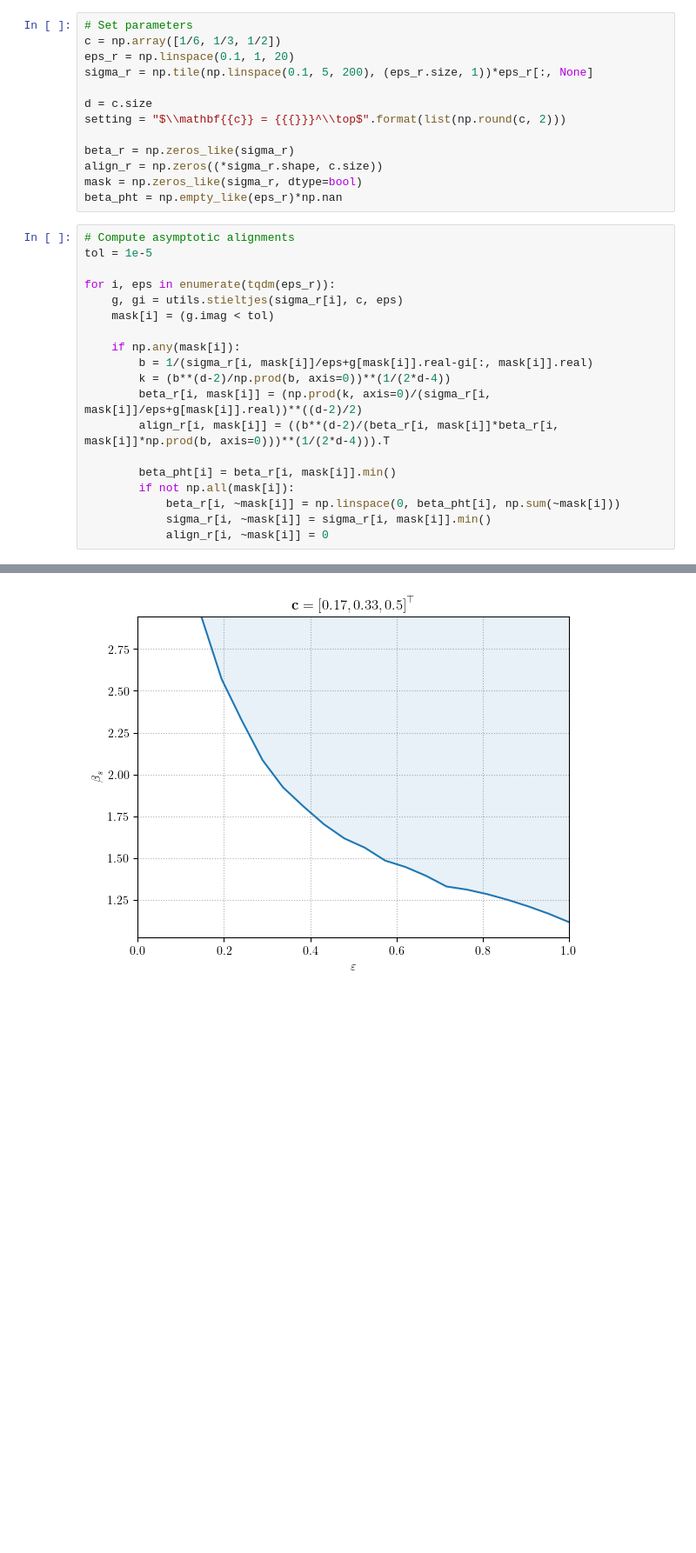
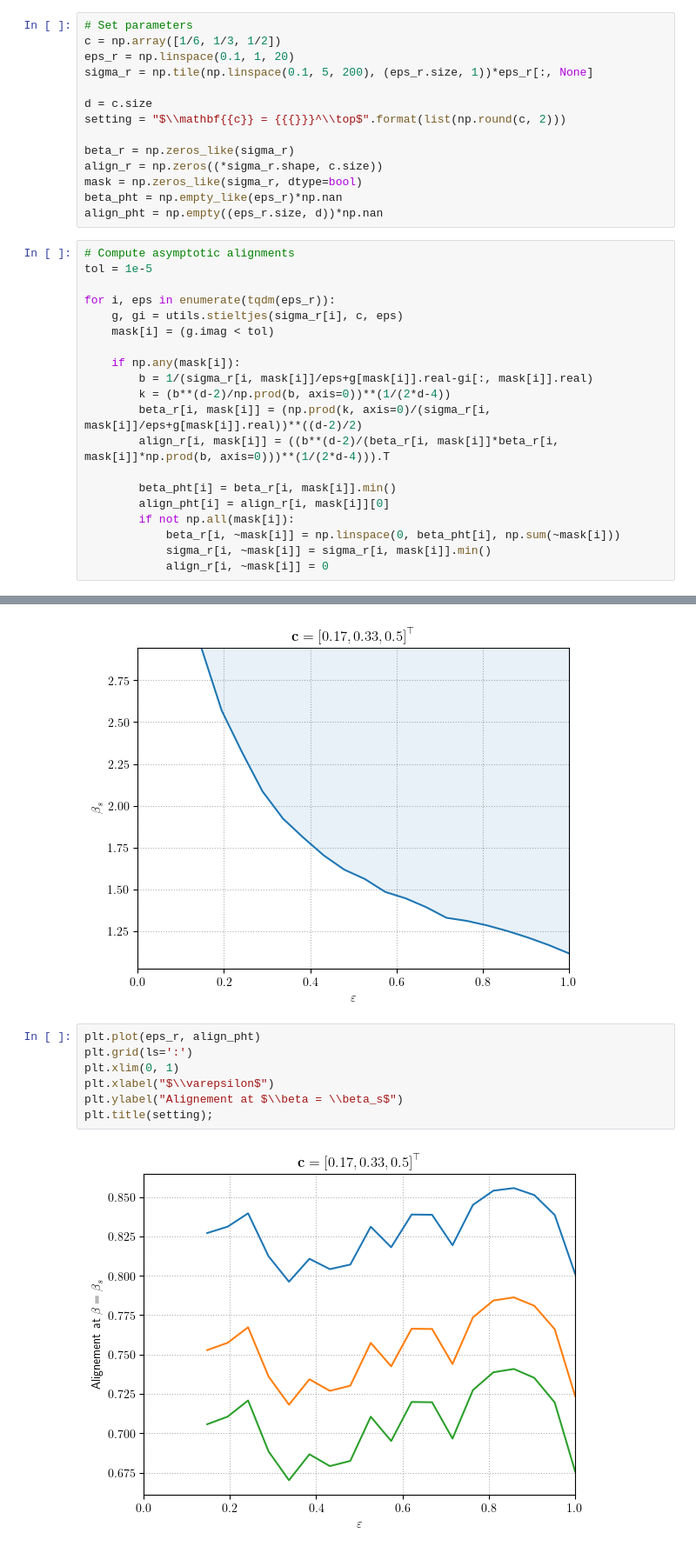
Before and after one commit to HugoLebeau/tensor_rank1approx, a Jupyter notebook: phase_transition.ipynb, the cells around one changed output, grey strips where cells are left out. Shown: that part at 87% size. Saved outputs shown, nothing was run; the diff lists cells and outputs as text; blank space fills up the shorter version.

Commit message:
Add alignment at phase transition

```diff
--- a/phase_transition.ipynb
+++ b/phase_transition.ipynb
@@ -21,6 +21,7 @@ beta_r = np.zeros_like(sigma_r)
 align_r = np.zeros((*sigma_r.shape, c.size))
 mask = np.zeros_like(sigma_r, dtype=bool)
 beta_pht = np.empty_like(eps_r)*np.nan
+align_pht = np.empty((eps_r.size, d))*np.nan
 # %%
 # Compute asymptotic alignments
 tol = 1e-5
@@ -36,6 +37,7 @@ for i, eps in enumerate(tqdm(eps_r)):
         align_r[i, mask[i]] = ((b**(d-2)/(beta_r[i, mask[i]]*beta_r[i, mask[i]]*np.prod(b, axis=0)))**(1/(2*d-4))).T
 
         beta_pht[i] = beta_r[i, mask[i]].min()
+        align_pht[i] = align_r[i, mask[i]][0]
         if not np.all(mask[i]):
             beta_r[i, ~mask[i]] = np.linspace(0, beta_pht[i], np.sum(~mask[i]))
             sigma_r[i, ~mask[i]] = sigma_r[i, mask[i]].min()
@@ -80,3 +82,12 @@ plt.ylabel("$\\beta_s$")
 plt.title(setting);
 # %% [output]
 [figure]
+# %%
+plt.plot(eps_r, align_pht)
+plt.grid(ls=':')
+plt.xlim(0, 1)
+plt.xlabel("$\\varepsilon$")
+plt.ylabel("Alignement at $\\beta = \\beta_s$")
+plt.title(setting);
+# %% [output]
+[figure, added]
```
